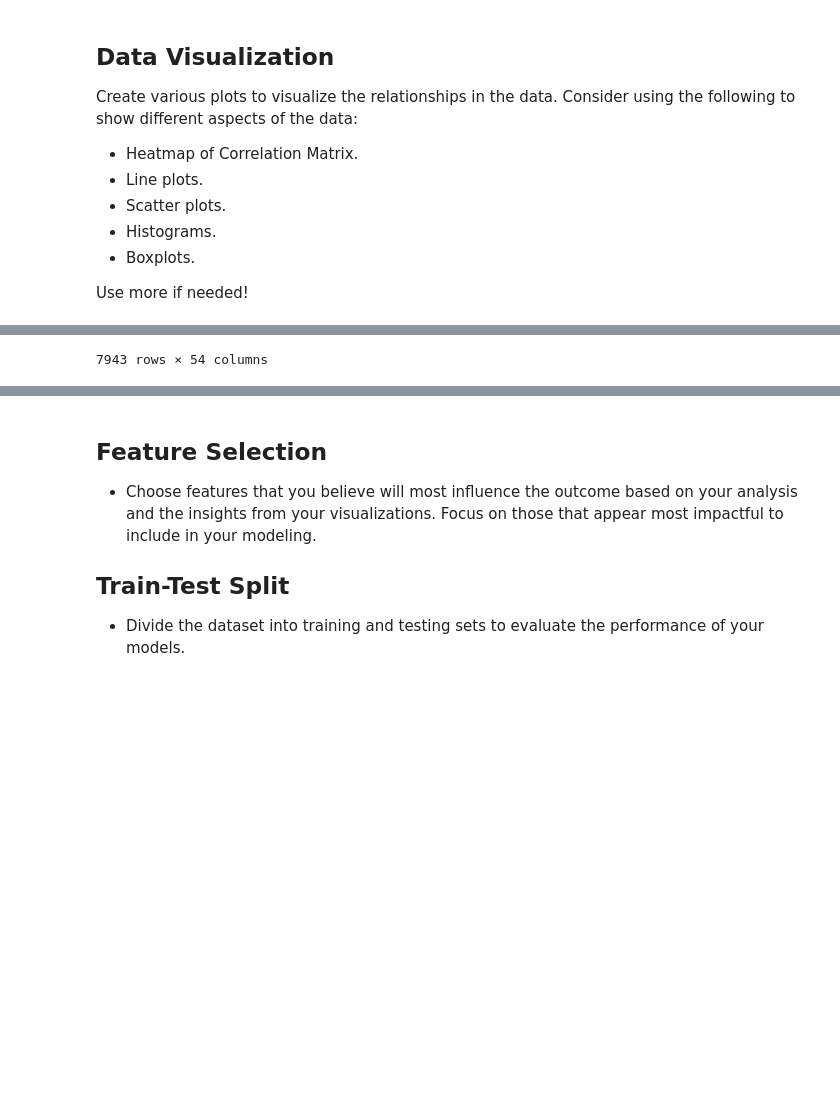
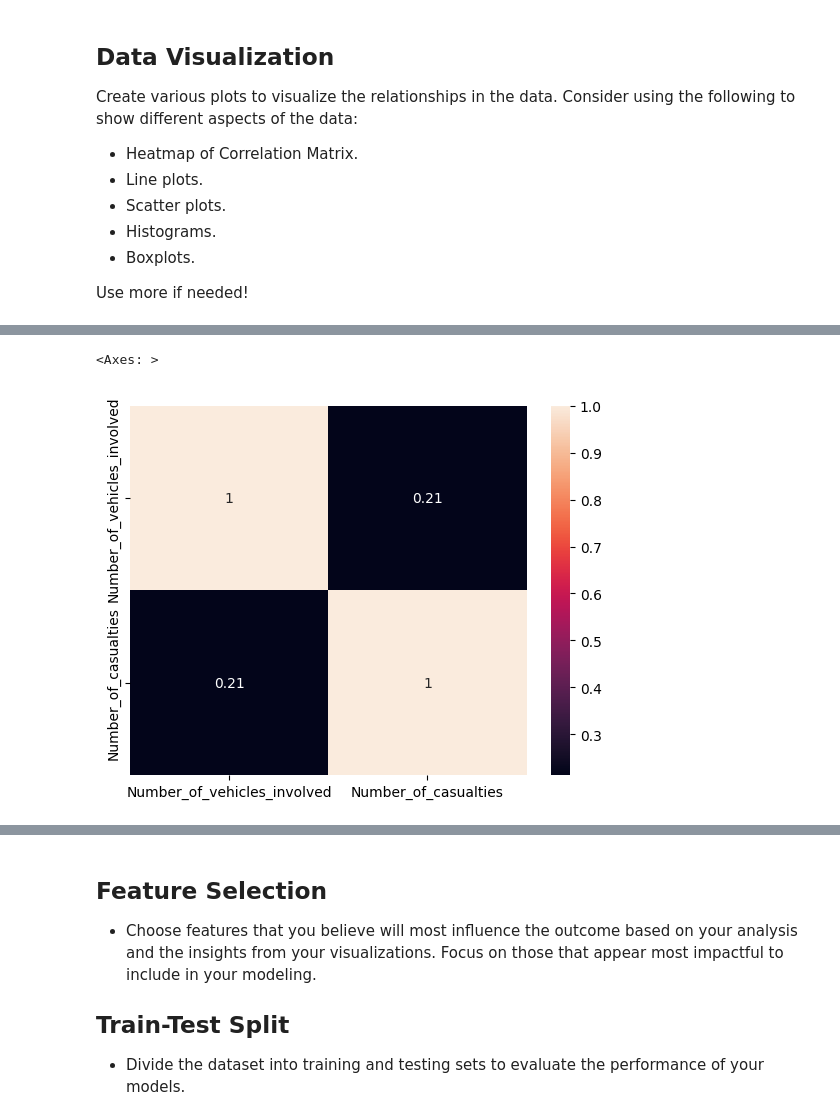
Before and after one commit to AhmadAlamri23/T5-Project---Data-Science-and-AI, a Jupyter notebook: Weekly_Project.ipynb, the cells around one changed output, grey strips where cells are left out. Cells and saved outputs as stored; diff of their text form; code cells hidden in the pictures; blank space fills up the shorter version.

```diff
--- a/Weekly_Project.ipynb
+++ b/Weekly_Project.ipynb
@@ -258,5 +250,7 @@ Create various plots to visualize the relationships in the data. Consider using
 
 Use more if needed!
 # %%
-df
+df2=df.select_dtypes('number')
+corr_mat = df2.corr()
+sns.heatmap(corr_mat, annot=True)
 # %% [output]
@@ -275,2 +257,3 @@ df
-7943 rows × 54 columns
+<Axes: >
+[figure, added]
 # %%
```
Also changed, not shown: parts of 27 cells of this notebook.
